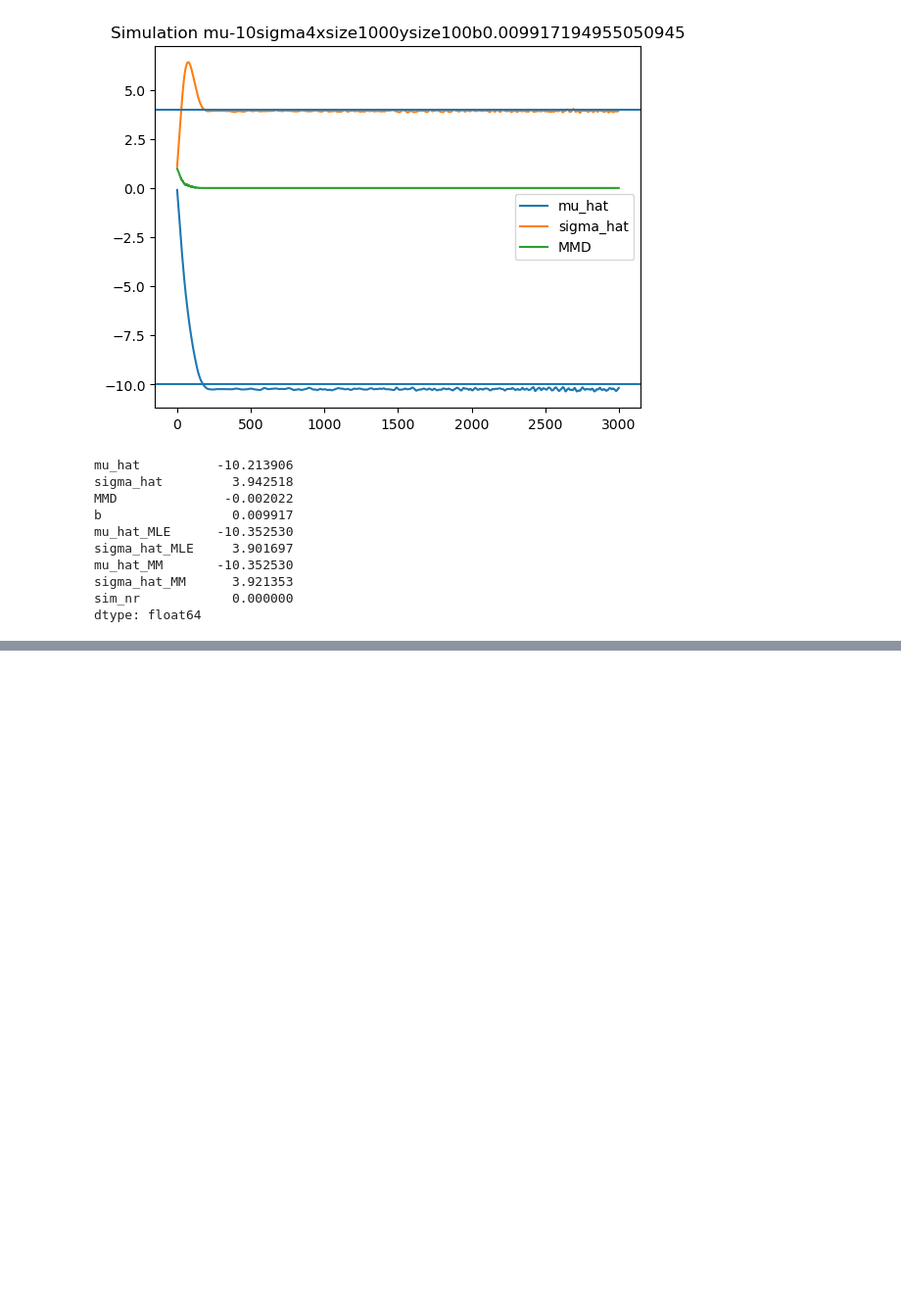
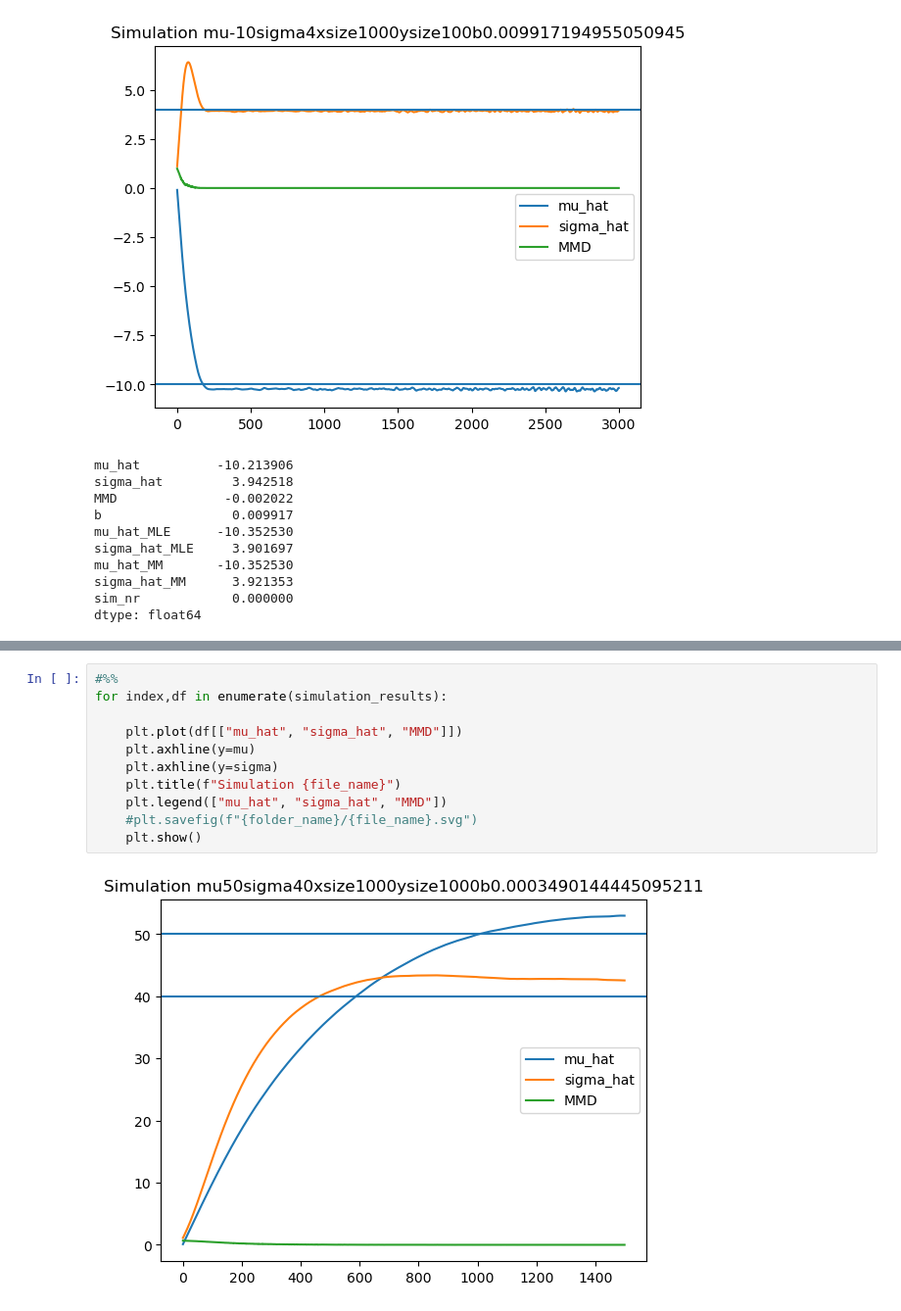
Before and after one commit to GiantDwarf42/master_thesis2, a Jupyter notebook: Gaussian_tracking.ipynb, the cells around one changed output, grey strips where cells are left out. Shown at 98% size. Saved outputs shown, nothing was run; the diff lists cells and outputs as text; blank space fills up the shorter version.

```diff
--- a/Gaussian_tracking.ipynb
+++ b/Gaussian_tracking.ipynb
@@ -819,0 +936,13 @@ dtype: float64
+# %%
+#%%
+for index,df in enumerate(simulation_results):
+
+    plt.plot(df[["mu_hat", "sigma_hat", "MMD"]])
+    plt.axhline(y=mu)
+    plt.axhline(y=sigma)
+    plt.title(f"Simulation {file_name}")
+    plt.legend(["mu_hat", "sigma_hat", "MMD"])
+    #plt.savefig(f"{folder_name}/{file_name}.svg")
+    plt.show()
+# %% [output]
+[figure, added]
```
Also changed, not shown: parts of 1 cell of this notebook, 1 other file.
